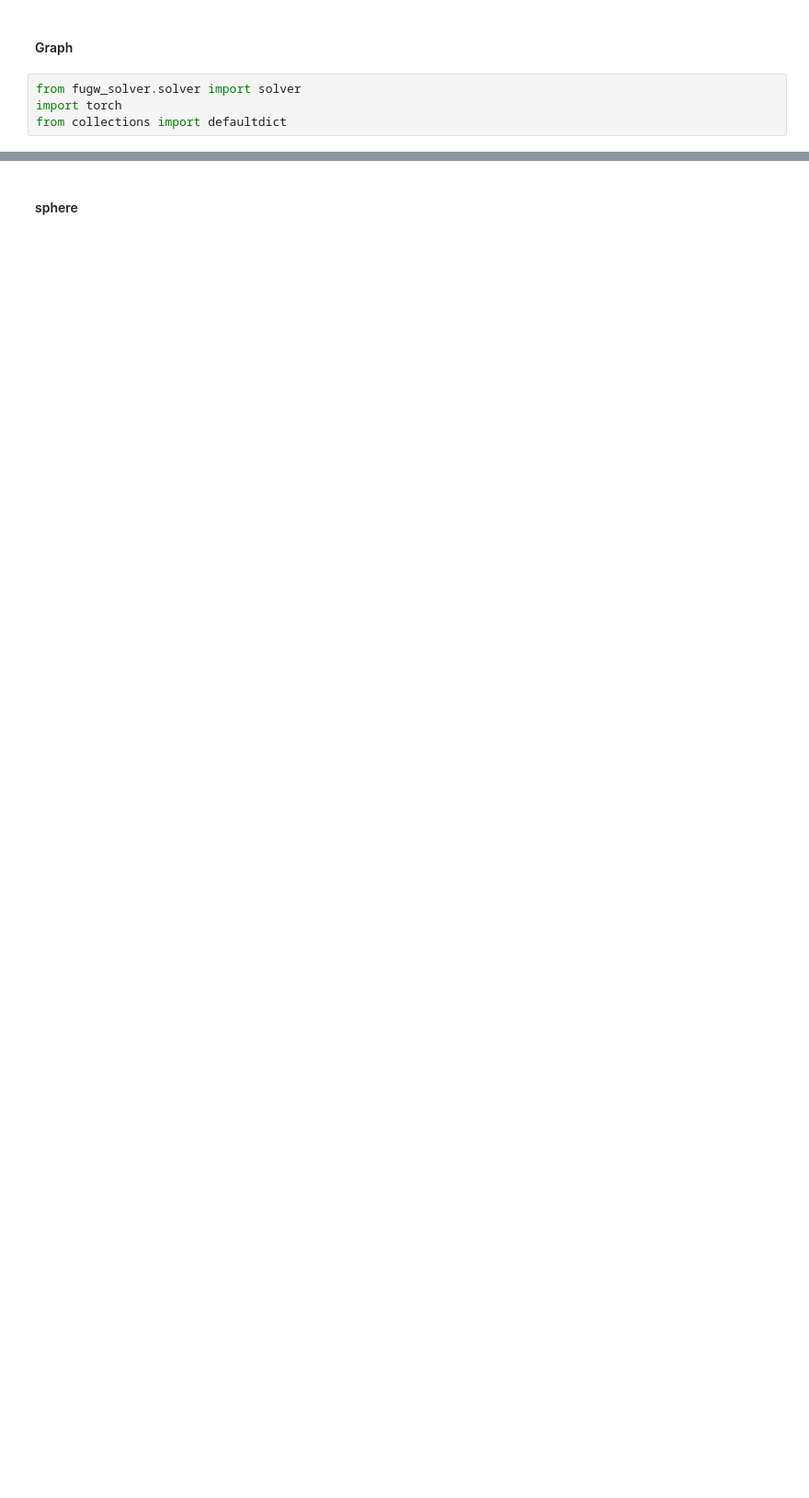
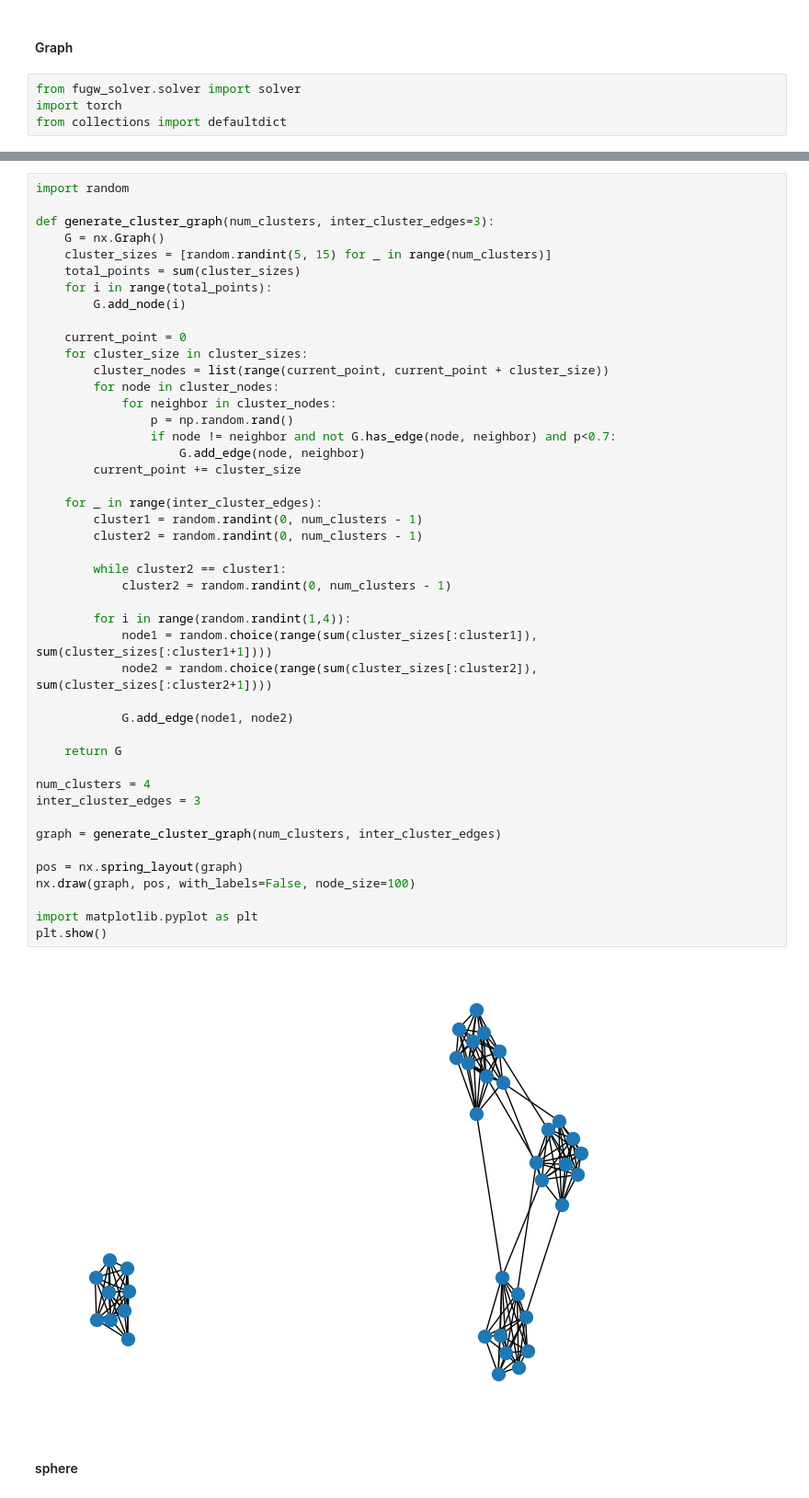
Before and after one commit to gauthavite/FUGW, a Jupyter notebook: test-my-fugw.ipynb, the cells around one changed output, grey strips where cells are left out. Shown: that part at 92% size. Cells and saved outputs as stored; diff of their text form; blank space fills up the shorter version.

```diff
--- a/test-my-fugw.ipynb
+++ b/test-my-fugw.ipynb
@@ -105,3 +154,50 @@ NameError: name 'P' is not defined
+# %%
+import random
+
+def generate_cluster_graph(num_clusters, inter_cluster_edges=3):
+    G = nx.Graph()
+    cluster_sizes = [random.randint(5, 15) for _ in range(num_clusters)]
+    total_points = sum(cluster_sizes)
+    for i in range(total_points):
+        G.add_node(i)
+
+    current_point = 0
+    for cluster_size in cluster_sizes:
+        cluster_nodes = list(range(current_point, current_point + cluster_size))
+        for node in cluster_nodes:
+            for neighbor in cluster_nodes:
+                p = np.random.rand()
+                if node != neighbor and not G.has_edge(node, neighbor) and p<0.7:
+                    G.add_edge(node, neighbor)
+        current_point += cluster_size
+
+    for _ in range(inter_cluster_edges):
+        cluster1 = random.randint(0, num_clusters - 1)
+        cluster2 = random.randint(0, num_clusters - 1)
+
+        while cluster2 == cluster1:
+            cluster2 = random.randint(0, num_clusters - 1)
+
+        for i in range(random.randint(1,4)):
+            node1 = random.choice(range(sum(cluster_sizes[:cluster1]), sum(cluster_sizes[:cluster1+1])))
+            node2 = random.choice(range(sum(cluster_sizes[:cluster2]), sum(cluster_sizes[:cluster2+1])))
+
+            G.add_edge(node1, node2)
+
+    return G
+
+num_clusters = 4
+inter_cluster_edges = 3
+
+graph = generate_cluster_graph(num_clusters, inter_cluster_edges)
+
+pos = nx.spring_layout(graph)
+nx.draw(graph, pos, with_labels=False, node_size=100)
+
+import matplotlib.pyplot as plt
+plt.show()
+# %% [output]
+[figure, added]
 # %% [markdown]
 #### sphere
 # %%
```
Also changed, not shown: parts of 9 cells of this notebook.
